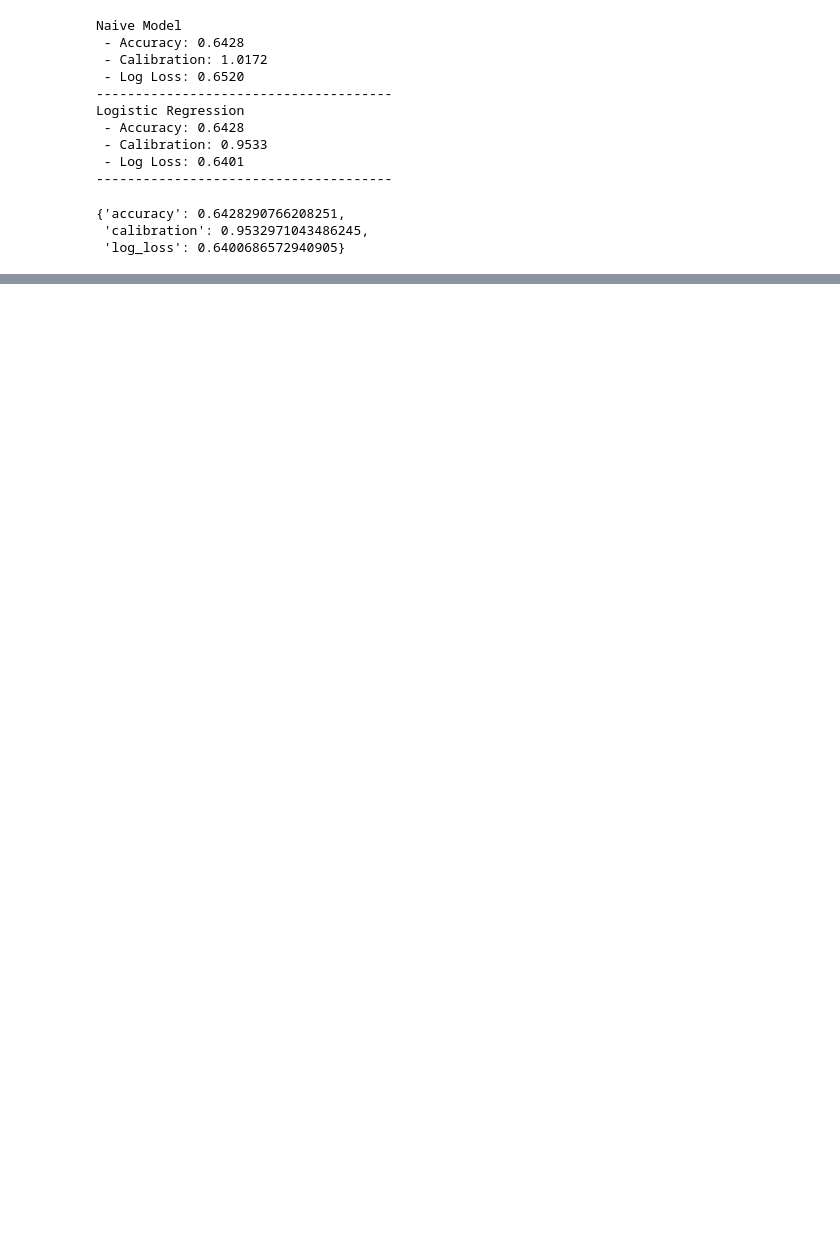
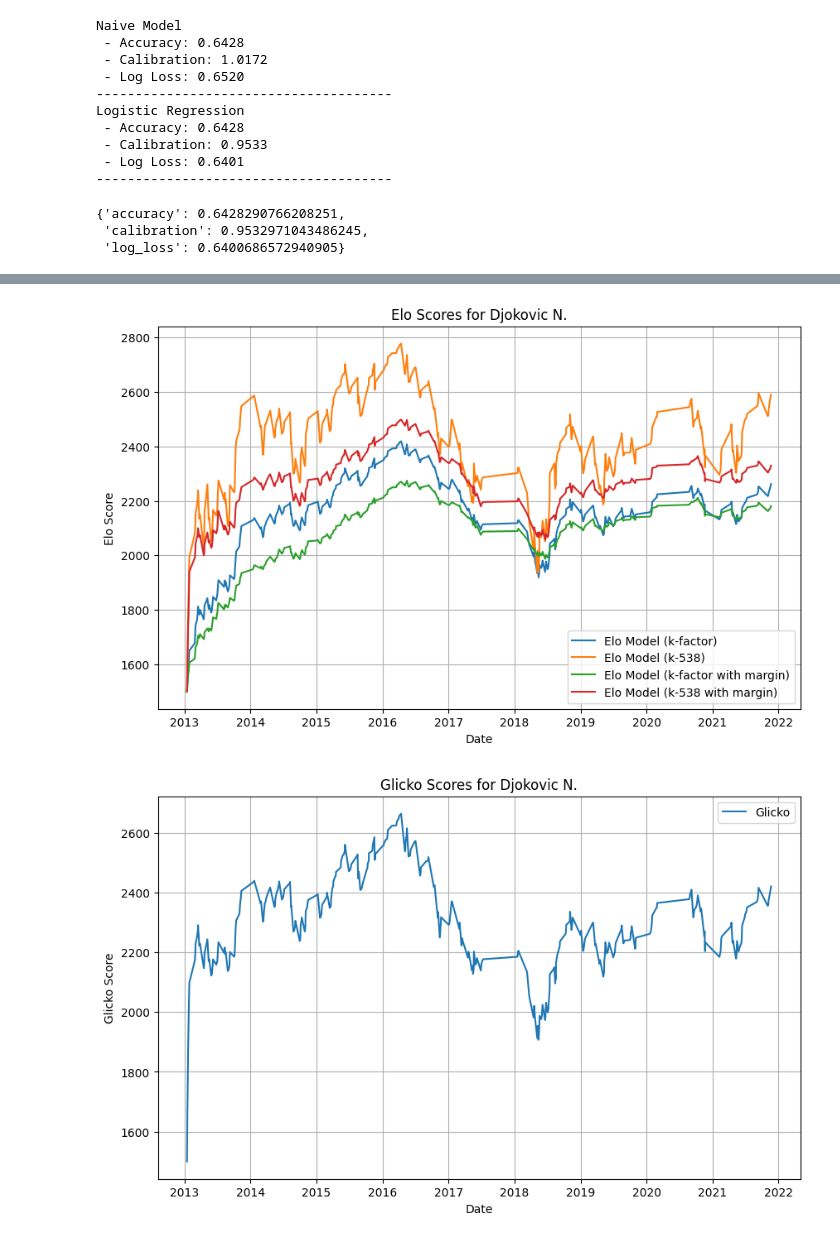
Before and after one commit to oanhnguyenolivia/TennisOutcomePrediction, a Jupyter notebook: Cleaned Dataset.ipynb, the cells around one changed output, grey strips where cells are left out. Saved outputs shown, nothing was run; the diff lists cells and outputs as text; code cells hidden in the pictures; blank space fills up the shorter version.

```diff
--- a/Cleaned Dataset.ipynb
+++ b/Cleaned Dataset.ipynb
@@ -1120,0 +1346,33 @@ Glicko Model
+# %%
+df_glicko_train, glicko_ratings, glicko_rds = implement_glicko(df_train, c=25.74, t=1)
+df_trueskill2_train, trueskill_ratings = implement_trueskill2(df_train, mu=50.00, sigma=5.56, beta=10.00, tau=0.39)
+
+df_player_glicko = get_individual_data(df_glicko_train, player_name, "glicko")
+df_player_trueskill2 = get_individual_data(df_trueskill2_train, player_name, "trueskill")
+
+df_players = [
+    df_player_k_factor,
+    df_player_538,
+    df_player_k_factor_with_margin,
+    df_player_538_with_margin,
+    df_player_glicko,
+    df_player_trueskill2
+]
+
+labels = [
+    "Elo Model (k-factor)",
+    "Elo Model (k-538)",
+    "Elo Model (k-factor with margin)",
+    "Elo Model (k-538 with margin)",
+    "Glicko",
+    "Trueskill"
+]
+
+plot_ratings(player_name, [df_player_k_factor, df_player_538, df_player_k_factor_with_margin, df_player_538_with_margin],
+             ["Elo Model (k-factor)", "Elo Model (k-538)", "Elo Model (k-factor with margin)", "Elo Model (k-538 with margin)"],
+             "elo")
+plot_ratings(player_name, [df_player_glicko], ["Glicko"], "glicko")
+plot_ratings(player_name, [df_player_trueskill2], ["Trueskill"], "trueskill")
+# %% [output]
+[figure, added]
+[figure, added]
```
Also changed, not shown: parts of 54 cells of this notebook.
